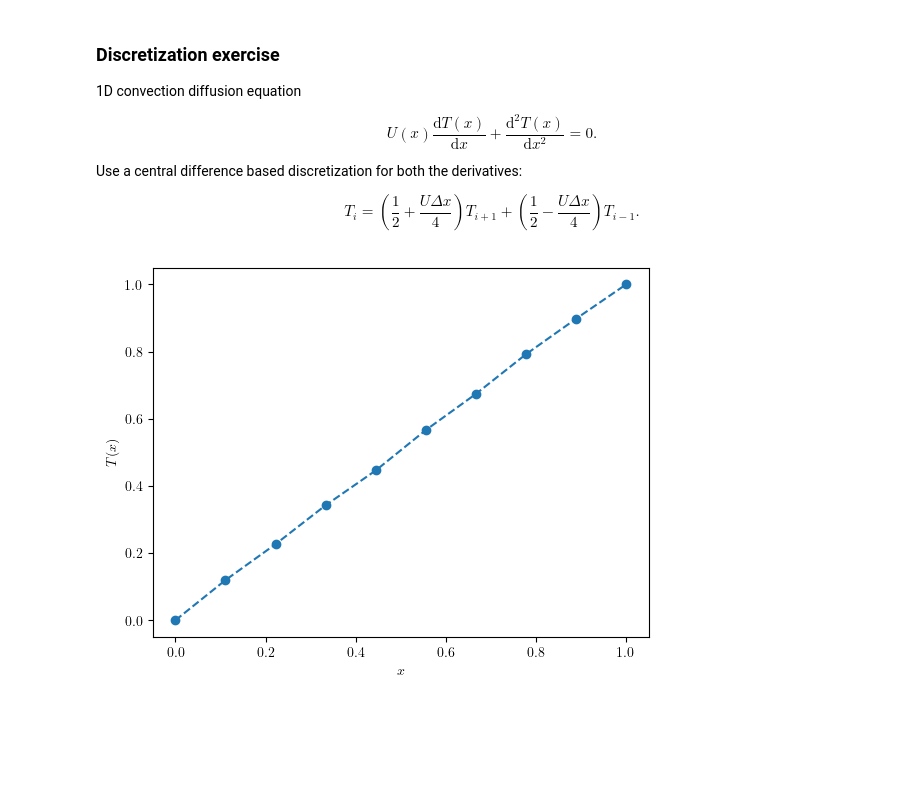
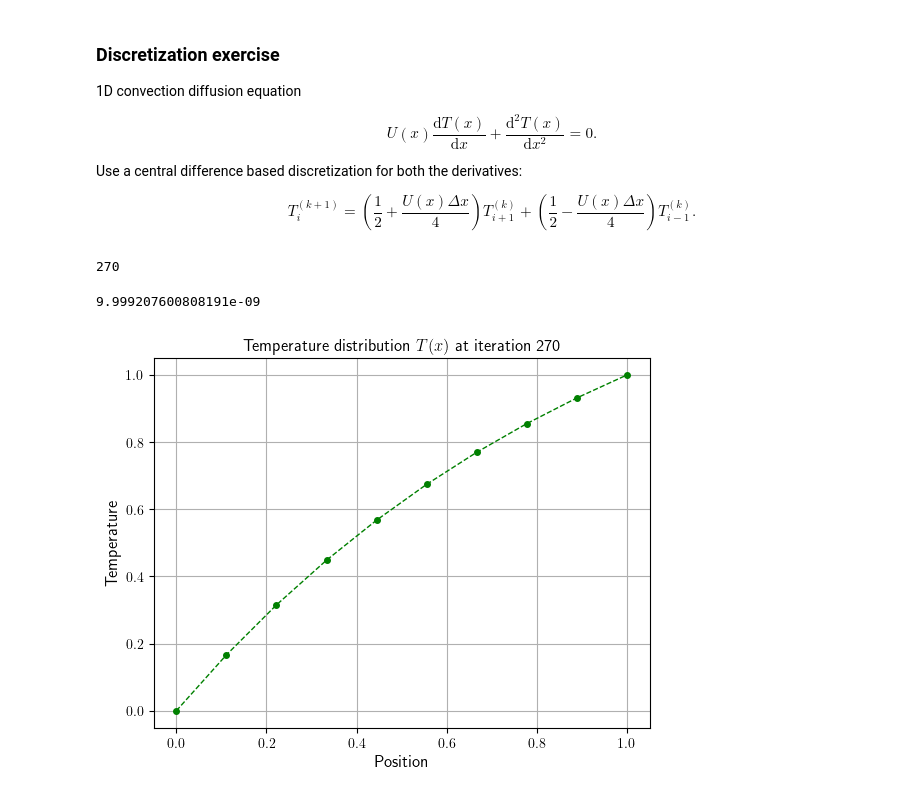
Before and after one commit to cpp-review-dune/python-pde, a Jupyter notebook: pde-book/PureDifusion.ipynb, the cells around one changed output. Cells and saved outputs as stored; diff of their text form; code cells hidden in the pictures; blank space fills up the shorter version.

```diff
--- a/pde-book/PureDifusion.ipynb
+++ b/pde-book/PureDifusion.ipynb
@@ -74,14 +95,18 @@ $$
 Use a central difference based discretization for both the derivatives:
 
 $$
-T_{i}=
-\left(\dfrac{1}{2}+\dfrac{U\Delta x}{4}\right)T_{i+1}+
-\left(\dfrac{1}{2}-\dfrac{U\Delta x}{4}\right)T_{i-1}.
+T^{\left(k+1\right)}_{i}=
+\left(\dfrac{1}{2}+\dfrac{U\left(x\right)\Delta x}{4}\right)T^{\left(k\right)}_{i+1}+
+\left(\dfrac{1}{2}-\dfrac{U\left(x\right)\Delta x}{4}\right)T^{\left(k\right)}_{i-1}.
 $$
 # %%
 x, dx = np.linspace(start=0, stop=1, num=10, retstep=True)
-N_t = 30  # time steps
+max_iterations = 300
+tolerance = 1e-8
+iteration = 0
+numeric_error = 1
 U = 1  # speed
+T = np.zeros_like(x)
+T[-1] = 1  # Initial condition
+L, R = (0.5 + U * dx / 4), (0.5 - U * dx / 4)
+T_new = T.copy()
-# %%
-T = np.empty_like(x)
-T[:-1], T[-1] = 0, 0  # Initial condition
@@ -90,10 +113,23 @@ L, R = (0.5 + U * dx / 4), (0.5 - U * dx / 4)
 # %%
-for t in range(N_t):
-    T[0], T[-1] = 0, 1  # Boundary condition
-    T[1:-1] = L * T[2:] + R * T[:-2]
+while (numeric_error > tolerance) and (iteration < max_iterations):
+    # T[0], T[-1] = 0, 1  # Boundary condition
+    T_new[1:-1] = L * T[2:] + R * T[:-2]
+    numeric_error = np.sum(np.abs(T_new - T))
+    iteration += 1
+    T = T_new.copy()
-# %%
-plt.plot(x, T, "o--")
-plt.xlabel("$x$")
-plt.ylabel("$T(x)$");
-# %% [output]
-[figure, removed]
+# %%
+iteration
+# %% [output]
+270
+# %%
+numeric_error
+# %% [output]
+9.999207600808191e-09
+# %%
+plt.plot(x, T, "go--", linewidth=1, markersize=4)
+plt.xlabel("Position", fontsize=12)
+plt.ylabel("Temperature", fontsize=12)
+plt.grid()
+plt.title(f"Temperature distribution $T(x)$ at iteration {iteration}", fontsize=12);
+# %% [output]
+[figure, added]
```
Also changed, not shown: parts of 14 cells of this notebook.
